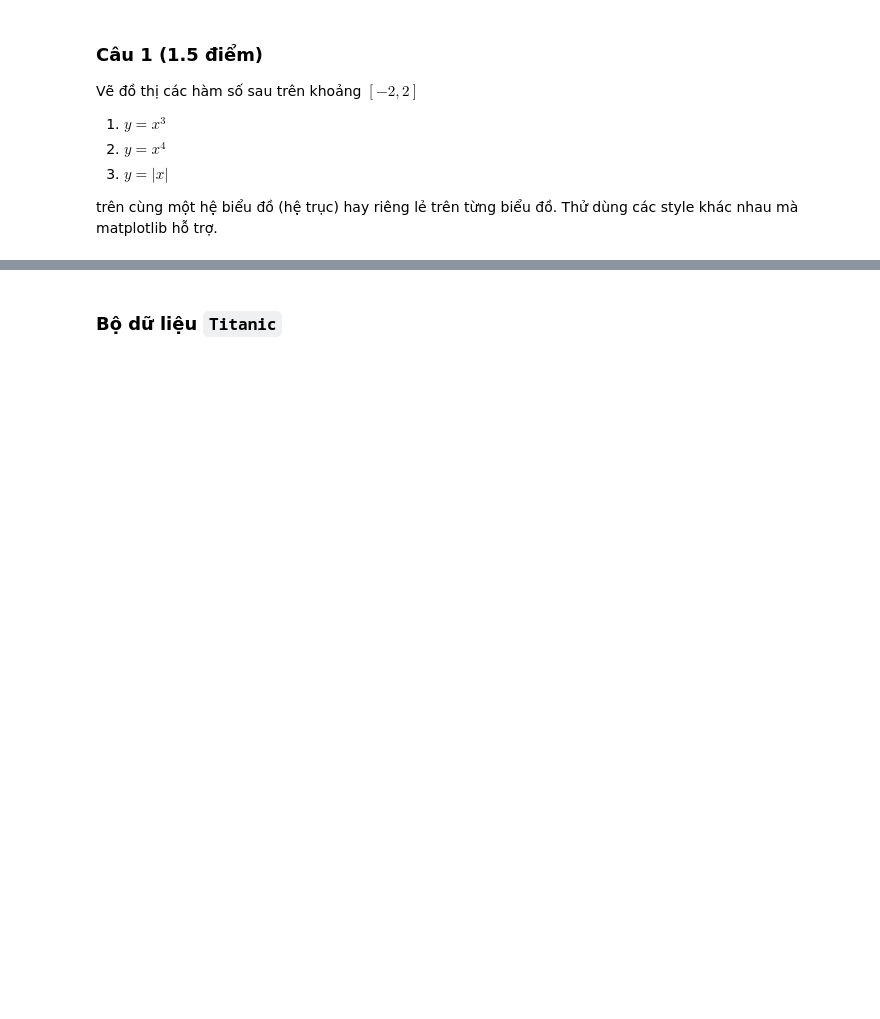
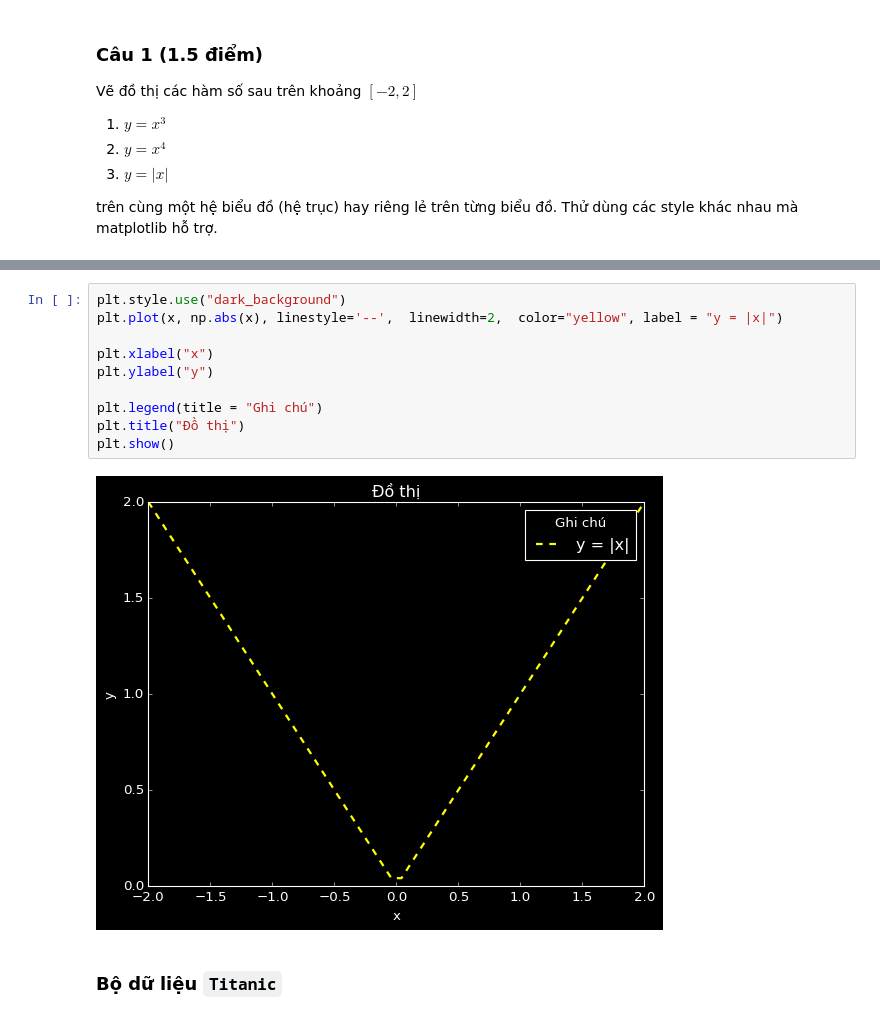
Before and after one commit to maidinhthaison/TKMT, a Jupyter notebook: 20810229_bt3.ipynb, the cells around one changed output, grey strips where cells are left out. Saved outputs shown, nothing was run; the diff lists cells and outputs as text; blank space fills up the shorter version.

```diff
--- a/20810229_bt3.ipynb
+++ b/20810229_bt3.ipynb
@@ -64,3 +68,15 @@ plt.show()
+# %%
+plt.style.use("dark_background")
+plt.plot(x, np.abs(x), linestyle='--',  linewidth=2,  color="yellow", label = "y = |x|")
+
+plt.xlabel("x")
+plt.ylabel("y")
+
+plt.legend(title = "Ghi chú")
+plt.title("Đồ thị")
+plt.show()
+# %% [output]
+[figure, added]
 # %% [markdown]
 ### Bộ dữ liệu `Titanic`
 # %% [markdown]
```
Also changed, not shown: parts of 41 cells of this notebook, 3 other files.
